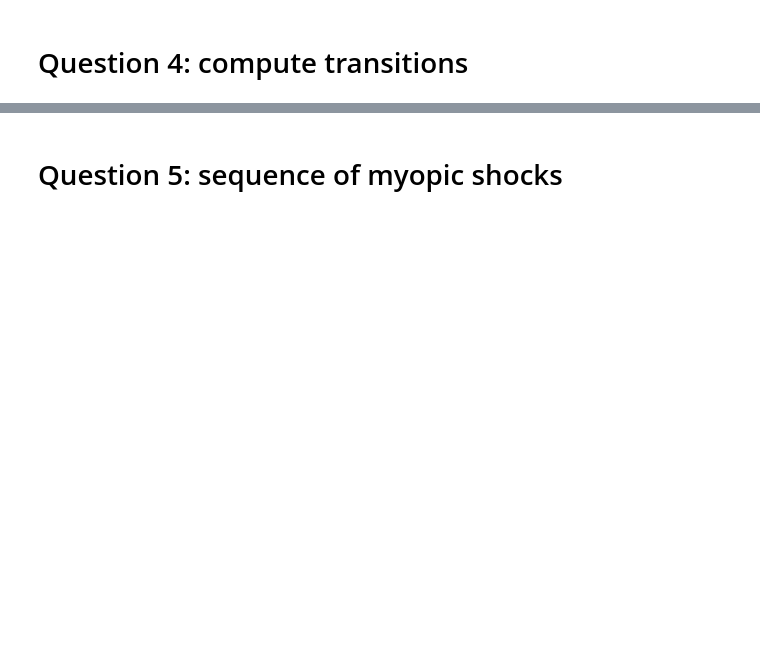
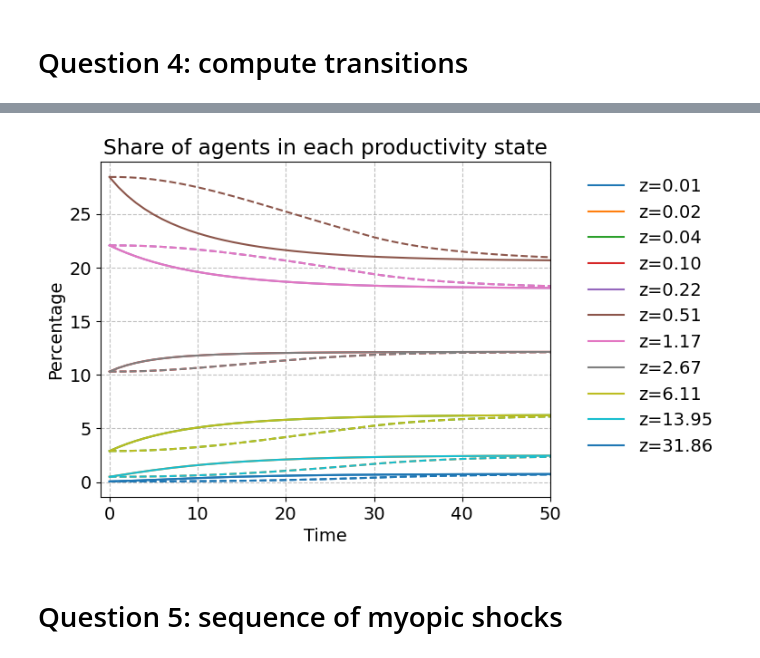
Before and after one commit to NumEconCopenhagen/AdvMacroHet, a Jupyter notebook: Assignments/Assignment I/HANC.ipynb, the cells around one changed output, grey strips where cells are left out. Saved outputs shown, nothing was run; the diff lists cells and outputs as text; code cells hidden in the pictures; blank space fills up the shorter version.

```diff
--- a/Assignments/Assignment I/HANC.ipynb
+++ b/Assignments/Assignment I/HANC.ipynb
@@ -64,0 +235,29 @@ shock = {'dupsilon': dupsilon}
+# %%
+import numpy as np, copy
+
+benchmark.compute_jacs(do_print=True, skip_shocks=True)
+
+ini = 'ss'
+
+upsilon_T = 30
+upsilon_lo = benchmark.par.upsilon_ss           # should be 1.0
+upsilon_hi = high_inequality.par.upsilon_ss     # should be 1.5
+
+dupsilon = np.zeros(benchmark.par.T)
+dupsilon[:upsilon_T] = np.linspace(0.0, upsilon_hi - upsilon_lo, upsilon_T)
+dupsilon[upsilon_T:] = (upsilon_hi - upsilon_lo)  # <-- keep at the higher level permanently
+
+shock = {'dupsilon': dupsilon}  # dict keys must be 'd' + variable name
+
+benchmark.find_transition_path(ini=ini, shocks=shock, do_print=True)
+
+trans_gradual = copy.deepcopy(benchmark.path)
+
+high_inequality.path = copy.deepcopy(trans_gradual)
+
+print("NaNs in trans_gradual.r?  ", np.isnan(trans_gradual.r).any())
+print("NaNs in trans_gradual.w?  ", np.isnan(trans_gradual.w).any())
+print("First 5 of upsilon path (level):",
+      (benchmark.par.upsilon_ss + shock['dupsilon'])[:5],
+      " ... last 5:",
+      (benchmark.par.upsilon_ss + shock['dupsilon'])[-5:])
@@ -130,17 +349,23 @@ plt.plot(trans_progressive.clearing_Y, linestyle = '--')
 # %%
-# compute distributions over idiosyncratic types over time and plot them
-
-# then fill up the plot
+D_trans = trans.Dbeg.sum(axis=(1, 3));  D_trans /= D_trans.sum(axis=1, keepdims=True)
+D_trans_progressive = trans_gradual.Dbeg.sum(axis=(1, 3));  D_trans_progressive /= D_trans_progressive.sum(axis=1, keepdims=True)
 i = 0
 for iz in range(benchmark.par.Nz):
-    plt.plot(# fill up code here * 100, label=f"z={benchmark.par.z_grid[iz]:.2f}", color = 'C' + str(i))
-    plt.plot(# fill up code hereD_trans_progressive[:,iz] * 100, linestyle='--', color = 'C' + str(i))
+    plt.plot(D_trans[:, iz] * 100,
+             label=f"z={benchmark.par.z_grid[iz]:.2f}",
+             color=f'C{i}')
+    plt.plot(D_trans_progressive[:, iz] * 100,
+             linestyle='--',
+             color=f'C{i}')
     i += 1
+
 plt.legend(frameon=False, bbox_to_anchor=(1.05, 1), loc='upper left')
-plt.xlim(-1,50)
+plt.xlim(-1, 50)
 plt.title('Share of agents in each productivity state')
 plt.xlabel('Time')
 plt.ylabel('Percentage')
 plt.show()
+# %% [output]
+[figure, added]
 # %% [markdown]
 # Question 5: sequence of myopic shocks
```
Also changed, not shown: parts of 20 cells of this notebook, 1 other file.
